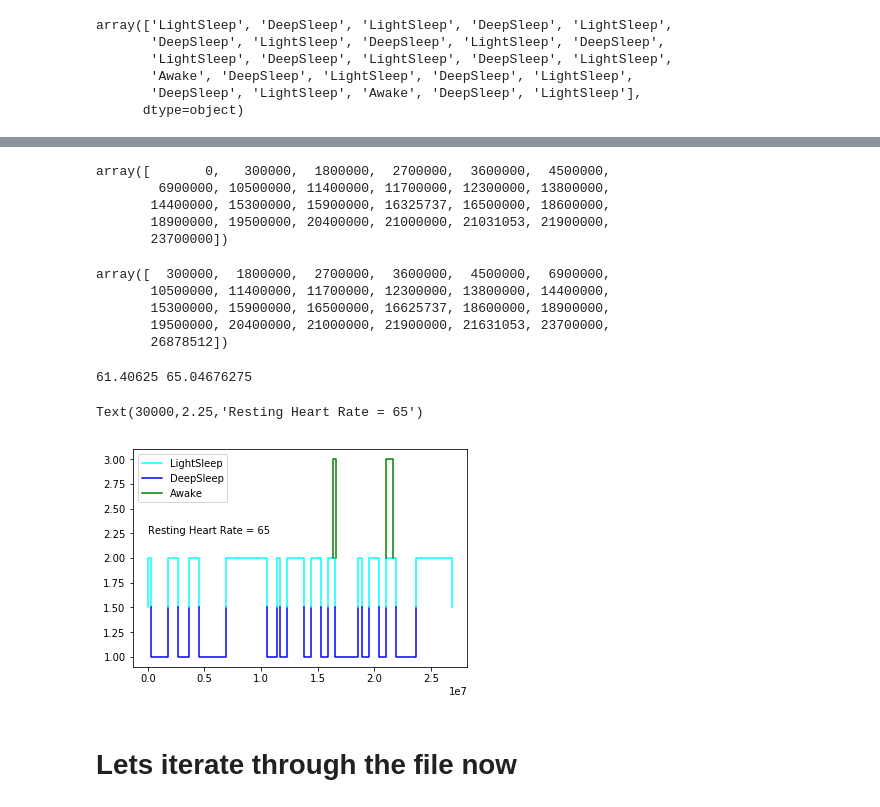
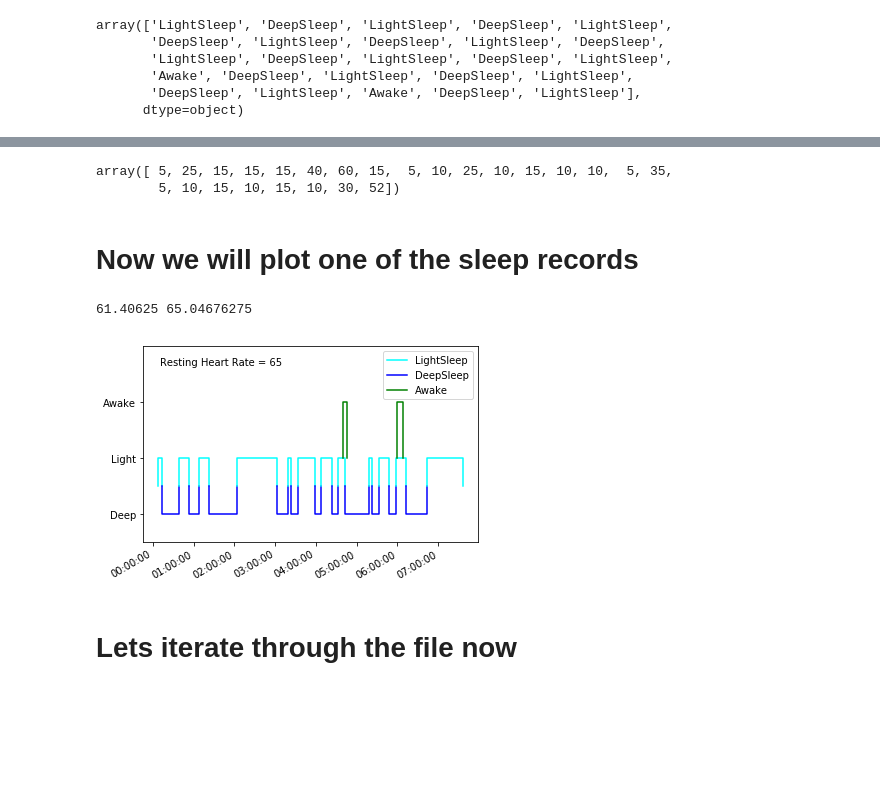
Before and after one commit to tyleracorn/pyhealth, a Jupyter notebook: SasA_Example.ipynb, the cells around one changed output, grey strips where cells are left out. Cells and saved outputs as stored; diff of their text form; code cells hidden in the pictures; blank space fills up the shorter version.

Commit message:
updated readme as well as the example jupyter notebook

```diff
--- a/SasA_Example.ipynb
+++ b/SasA_Example.ipynb
@@ -93,21 +105,12 @@ sleep_record._fields
 # %%
-sleep_record.start_ms
+sleep_record.duration_mins
 # %% [output]
-array([       0,   300000,  1800000,  2700000,  3600000,  4500000,
-        6900000, 10500000, 11400000, 11700000, 12300000, 13800000,
-       14400000, 15300000, 15900000, 16325737, 16500000, 18600000,
-       18900000, 19500000, 20400000, 21000000, 21031053, 21900000,
-       23700000])
+array([ 5, 25, 15, 15, 15, 40, 60, 15,  5, 10, 25, 10, 15, 10, 10,  5, 35,
+        5, 10, 15, 10, 15, 10, 30, 52])
-# %%
-sleep_record.end_ms
-# %% [output]
-array([  300000,  1800000,  2700000,  3600000,  4500000,  6900000,
-       10500000, 11400000, 11700000, 12300000, 13800000, 14400000,
-       15300000, 15900000, 16500000, 16625737, 18600000, 18900000,
-       19500000, 20400000, 21000000, 21900000, 21631053, 23700000,
-       26878512])
+# %% [markdown]
+# Now we will plot one of the sleep records
 # %%
-heartRateData = np.array(split_record.hr)
+heartRateData = np.array(split_record.heart_rate)
 heartRateData = np.array(heartRateData[:].T[2], dtype=float)
 rHR_p5 = np.percentile(heartRateData, 5)
 rHR = heartRateData.min()
@@ -117,29 +120,34 @@ print(rHR, rHR_p5)
 # %%
 fig, ax = plt.subplots()
 for idx in range(sleep_record.ncycles):
-    start = sleep_record.start_ms[idx]
-    end = sleep_record.end_ms[idx]
+    start = sleep_record.cycle_start[idx]
+    end = sleep_record.cycle_end[idx]
     x = [start, start, end, end]
     scode = sleep_record.stage_code[idx]
 
     if sleep_record.stage[idx] == 'LightSleep':
         y = [1.5, scode, scode, 1.5]
         c = 'cyan'
     elif sleep_record.stage[idx] == 'DeepSleep':
         y = [1.5, scode, scode, 1.5]
         c = 'blue'
     elif sleep_record.stage[idx] == 'Awake':
         y = [2, scode, scode, 2]
         c = 'green'
     ax.plot(x, y, color=c)
 ax.plot([],[], c='cyan', label='LightSleep')
 ax.plot([],[], c='blue', label='DeepSleep')
 ax.plot([],[], c='green', label='Awake')
-ax.legend(loc=2)
-ax.text(30000, 2.25, 'Resting Heart Rate = {0}'.format(int(rHR_p5)))
+ax.legend(loc=1)
+ax.xaxis.set_major_formatter(mdates.DateFormatter('%H:%M:%S'))
+fig.autofmt_xdate()
+ax.set_ylim(0.5, 4)
+ax.set_yticks([1, 2, 3])
+ax.set_yticklabels(['Deep', 'Light', 'Awake'])
+ax.text(0.05, 0.9, 'Resting Heart Rate = {0}'.format(int(rHR_p5)), transform=ax.transAxes)
+plt.savefig('examples/example_sleep_record.png', bbox_inches='tight')
 # %% [output]
-Text(30000,2.25,'Resting Heart Rate = 65')
-[figure, old version]
+[figure, new version]
 # %% [markdown]
 # Lets iterate through the file now
 # %%
```
Also changed, not shown: parts of 16 cells of this notebook, 3 other files.
